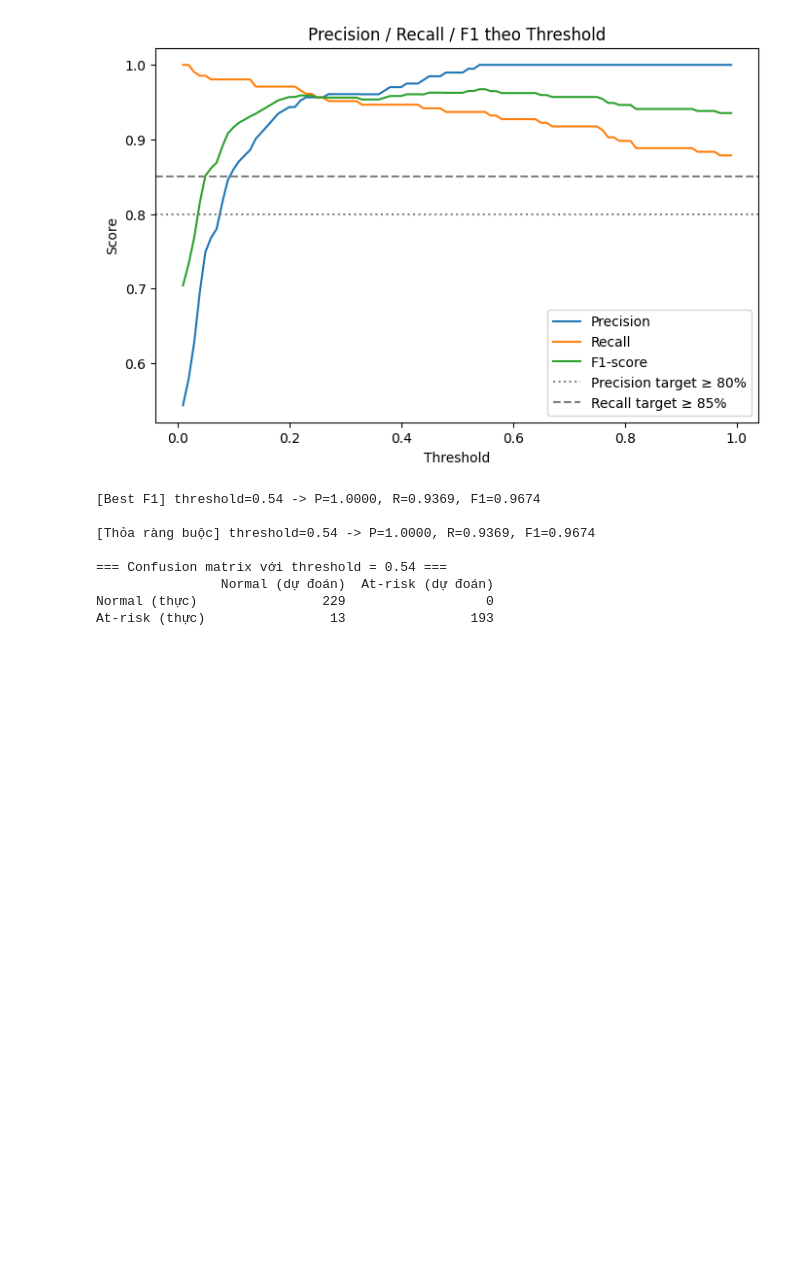
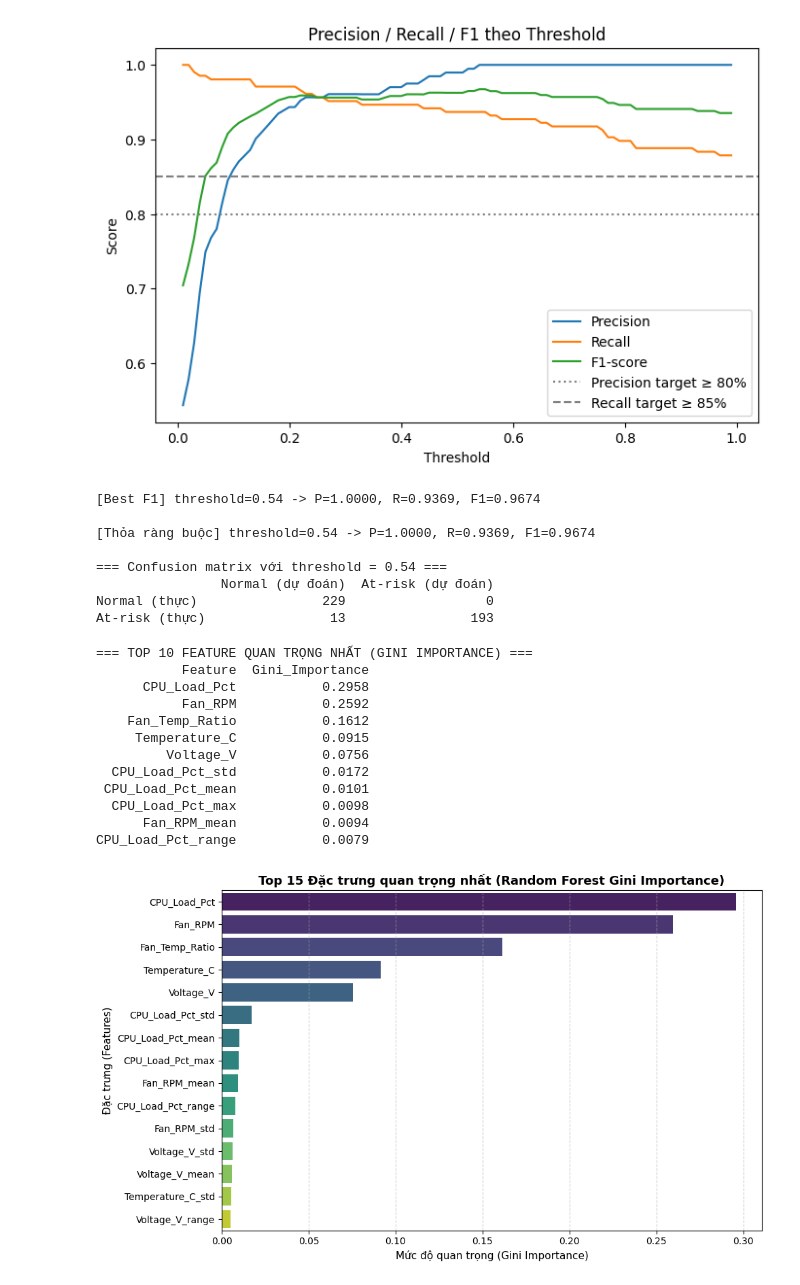
Before and after one commit to VinhNguyen1906/CS117-Project, a Jupyter notebook: demo.ipynb, the cells around one changed output. Saved outputs shown, nothing was run; the diff lists cells and outputs as text; code cells hidden in the pictures; blank space fills up the shorter version.

```diff
--- a/demo.ipynb
+++ b/demo.ipynb
@@ -481,3 +488,40 @@ AUC-ROC: 0.9882
                 Normal (dự đoán)  At-risk (dự đoán)
 Normal (thực)                229                  0
 At-risk (thực)                13                193
+# %%
+import matplotlib.pyplot as plt
+import seaborn as sns
+
+# 1. Lấy độ quan trọng từ mô hình Random Forest tốt nhất sau GridSearchCV
+importances = best_rf.feature_importances_
+df_gini = pd.DataFrame({
+    'Feature': X.columns,
+    'Gini_Importance': importances
+}).sort_values('Gini_Importance', ascending=False).reset_index(drop=True)
+
+print("=== TOP 10 FEATURE QUAN TRỌNG NHẤT (GINI IMPORTANCE) ===")
+print(df_gini.head(10).round(4).to_string(index=False))
+
+# 2. Vẽ biểu đồ Top 15 Features
+plt.figure(figsize=(10, 6), dpi=100)
+sns.barplot(x='Gini_Importance', y='Feature', data=df_gini.head(15), palette='viridis')
+plt.title('Top 15 Đặc trưng quan trọng nhất (Random Forest Gini Importance)', fontsize=13, fontweight='bold')
+plt.xlabel('Mức độ quan trọng (Gini Importance)', fontsize=11)
+plt.ylabel('Đặc trưng (Features)', fontsize=11)
+plt.grid(axis='x', linestyle='--', alpha=0.6)
+plt.tight_layout()
+plt.show()
+# %% [output]
+=== TOP 10 FEATURE QUAN TRỌNG NHẤT (GINI IMPORTANCE) ===
+           Feature  Gini_Importance
+      CPU_Load_Pct           0.2958
+           Fan_RPM           0.2592
+    Fan_Temp_Ratio           0.1612
+     Temperature_C           0.0915
+         Voltage_V           0.0756
+  CPU_Load_Pct_std           0.0172
+ CPU_Load_Pct_mean           0.0101
+  CPU_Load_Pct_max           0.0098
+      Fan_RPM_mean           0.0094
+CPU_Load_Pct_range           0.0079
+[figure, added]
```
Also changed, not shown: parts of 2 cells of this notebook.
